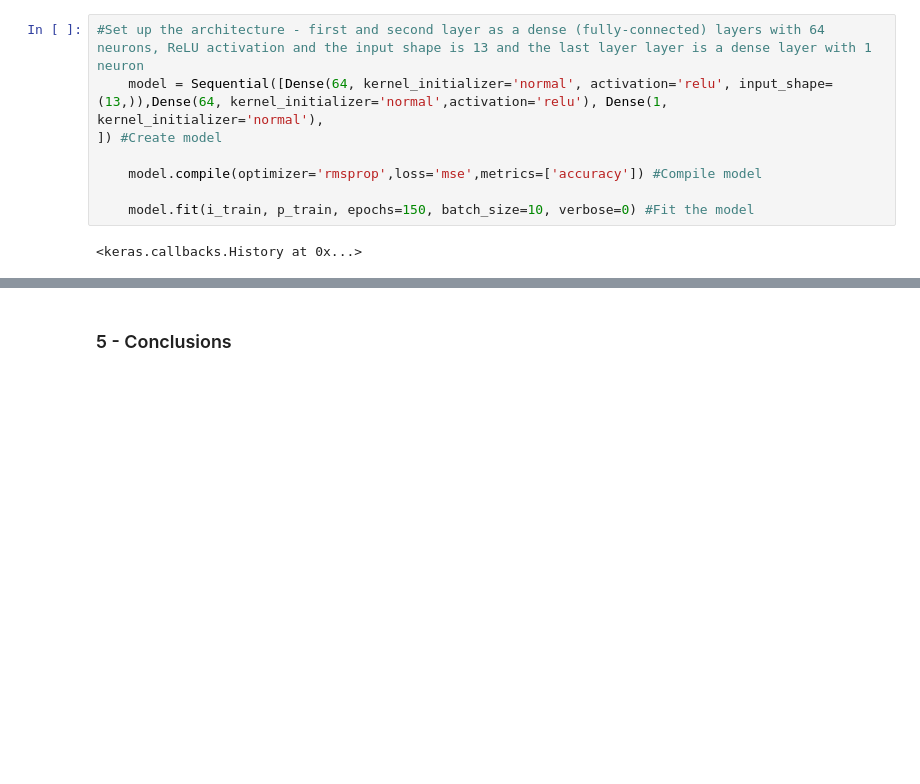
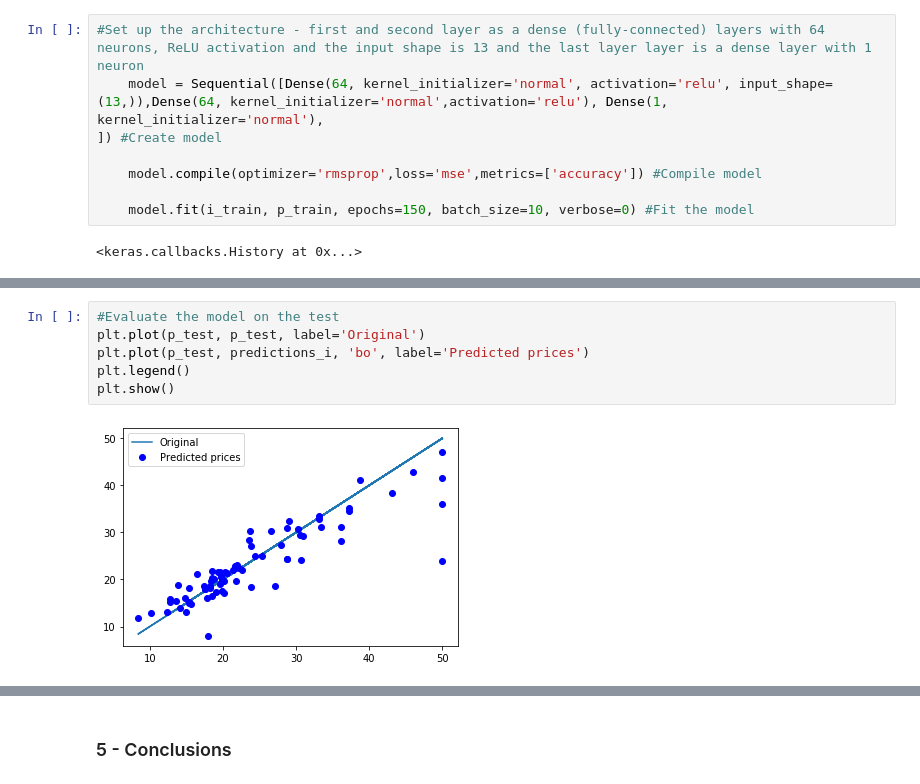
Before and after one commit to npradaschnor/machine-learning-project, a Jupyter notebook: Boston_House_Dataset.ipynb, the cells around one changed output, grey strips where cells are left out. Cells and saved outputs as stored; diff of their text form; blank space fills up the shorter version.

```diff
--- a/Boston_House_Dataset.ipynb
+++ b/Boston_House_Dataset.ipynb
@@ -618,3 +610,11 @@ results = model.evaluate(i_test, p_test, batch_size=128)
+# %%
+#Evaluate the model on the test
+plt.plot(p_test, p_test, label='Original')
+plt.plot(p_test, predictions_i, 'bo', label='Predicted prices')
+plt.legend()
+plt.show()
+# %% [output]
+[figure, added]
 # %%
 #Regression error metrics (MSE and MAE) linear regression model and keras
 
```
Also changed, not shown: parts of 22 cells of this notebook, 1 other file.
